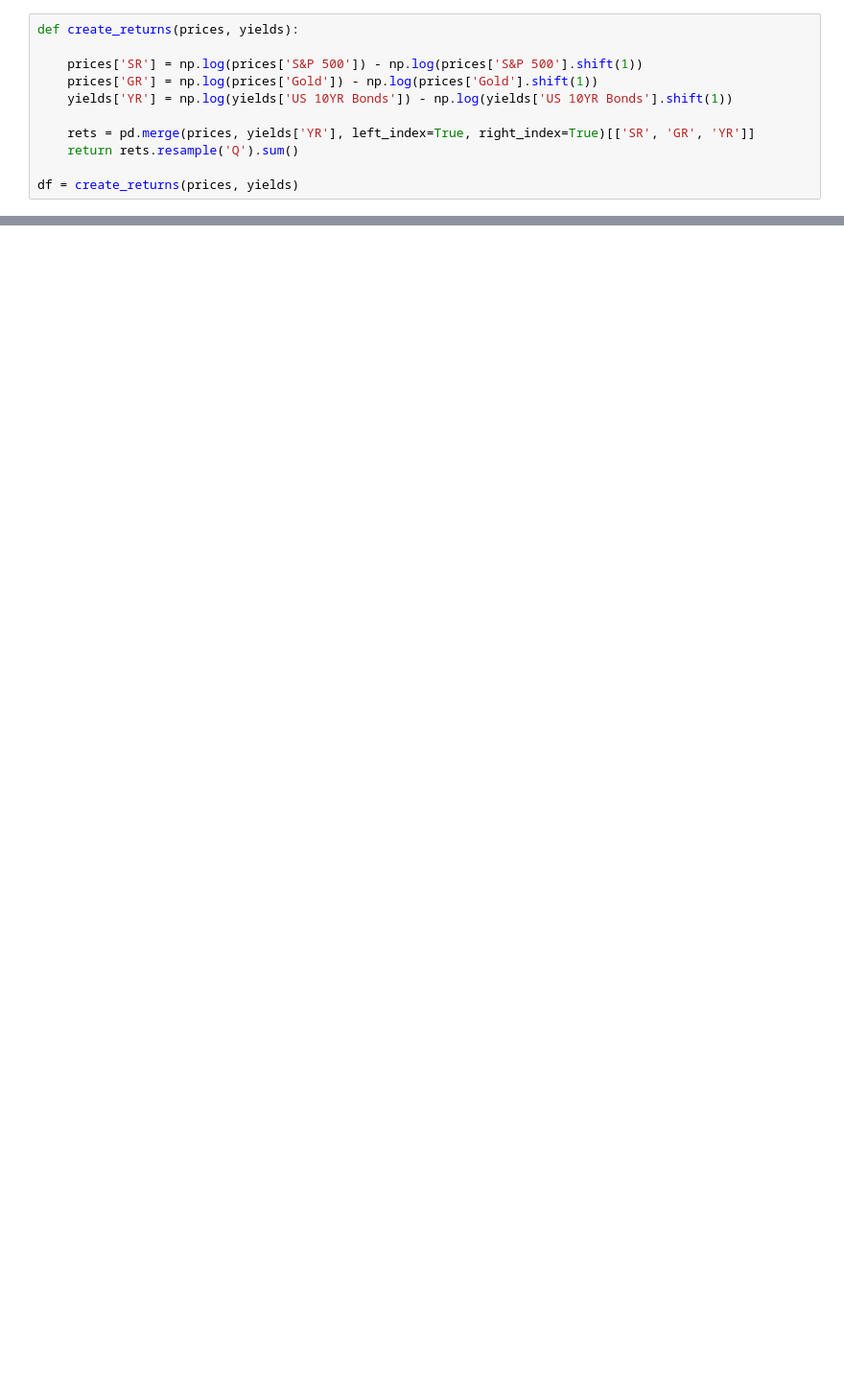
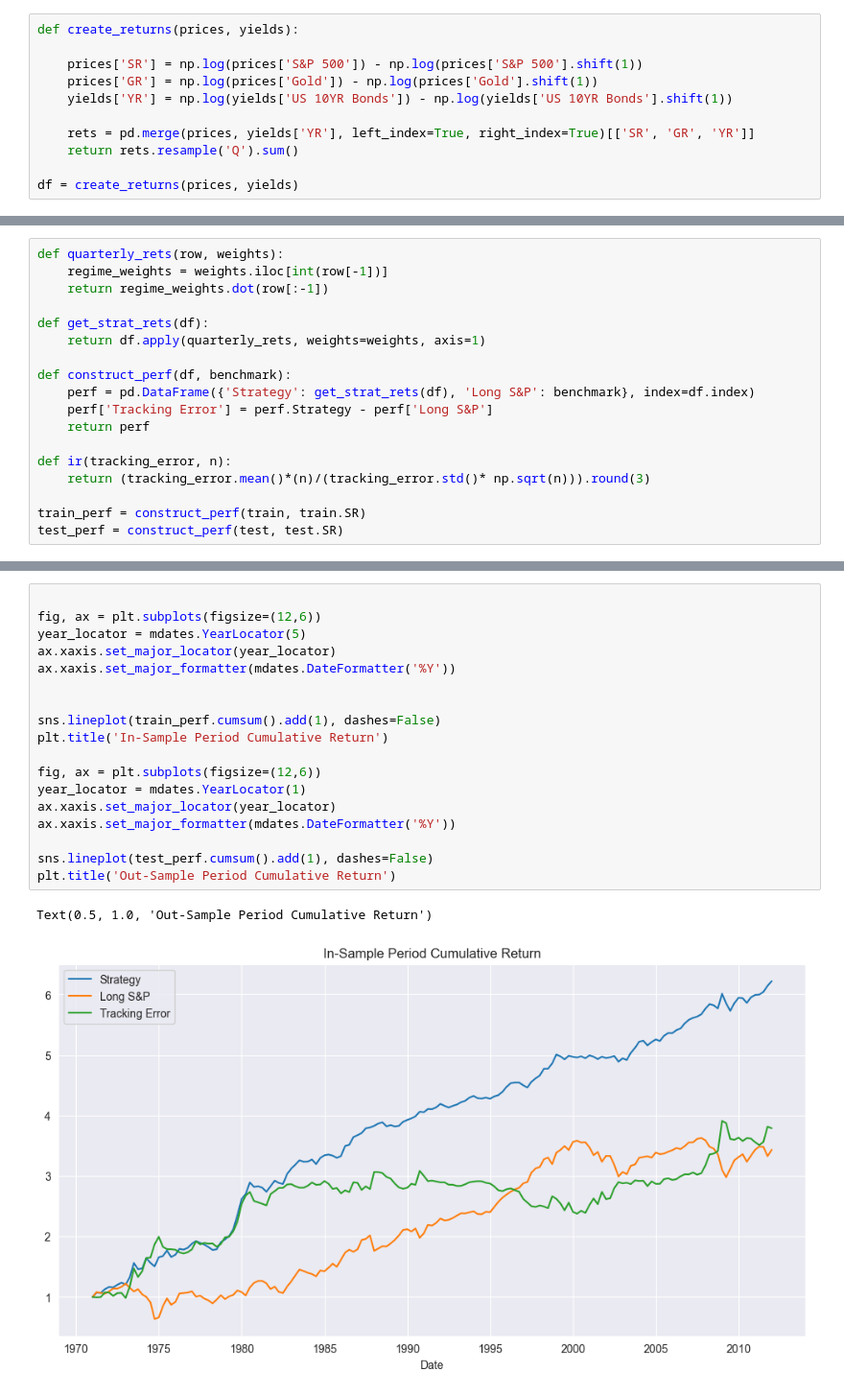
Before and after one commit to ryanczm/qr, a Jupyter notebook: economic_regime_avm.ipynb, the cells around one changed output, grey strips where cells are left out. Shown at 96% size. Cells and saved outputs as stored; diff of their text form; blank space fills up the shorter version.

```diff
--- a/economic_regime_avm.ipynb
+++ b/economic_regime_avm.ipynb
@@ -187,0 +140,18 @@ We could consider making the weights market-neutral and evaluate performance by
+# %%
+def quarterly_rets(row, weights):
+    regime_weights = weights.iloc[int(row[-1])]
+    return regime_weights.dot(row[:-1])
+
+def get_strat_rets(df):
+    return df.apply(quarterly_rets, weights=weights, axis=1)
+
+def construct_perf(df, benchmark):
+    perf = pd.DataFrame({'Strategy': get_strat_rets(df), 'Long S&P': benchmark}, index=df.index)
+    perf['Tracking Error'] = perf.Strategy - perf['Long S&P']
+    return perf
+
+def ir(tracking_error, n):
+    return (tracking_error.mean()*(n)/(tracking_error.std()* np.sqrt(n))).round(3)
+
+train_perf = construct_perf(train, train.SR)
+test_perf = construct_perf(test, test.SR)
@@ -187,0 +179,21 @@ We could consider making the weights market-neutral and evaluate performance by
+# %%
+
+fig, ax = plt.subplots(figsize=(12,6))
+year_locator = mdates.YearLocator(5)
+ax.xaxis.set_major_locator(year_locator)
+ax.xaxis.set_major_formatter(mdates.DateFormatter('%Y'))
+
+
+sns.lineplot(train_perf.cumsum().add(1), dashes=False)
+plt.title('In-Sample Period Cumulative Return')
+
+fig, ax = plt.subplots(figsize=(12,6))
+year_locator = mdates.YearLocator(1)
+ax.xaxis.set_major_locator(year_locator)
+ax.xaxis.set_major_formatter(mdates.DateFormatter('%Y'))
+
+sns.lineplot(test_perf.cumsum().add(1), dashes=False)
+plt.title('Out-Sample Period Cumulative Return')
+# %% [output]
+Text(0.5, 1.0, 'Out-Sample Period Cumulative Return')
+[figure, added]
```
Also changed, not shown: parts of 43 cells of this notebook, 7 other files.
